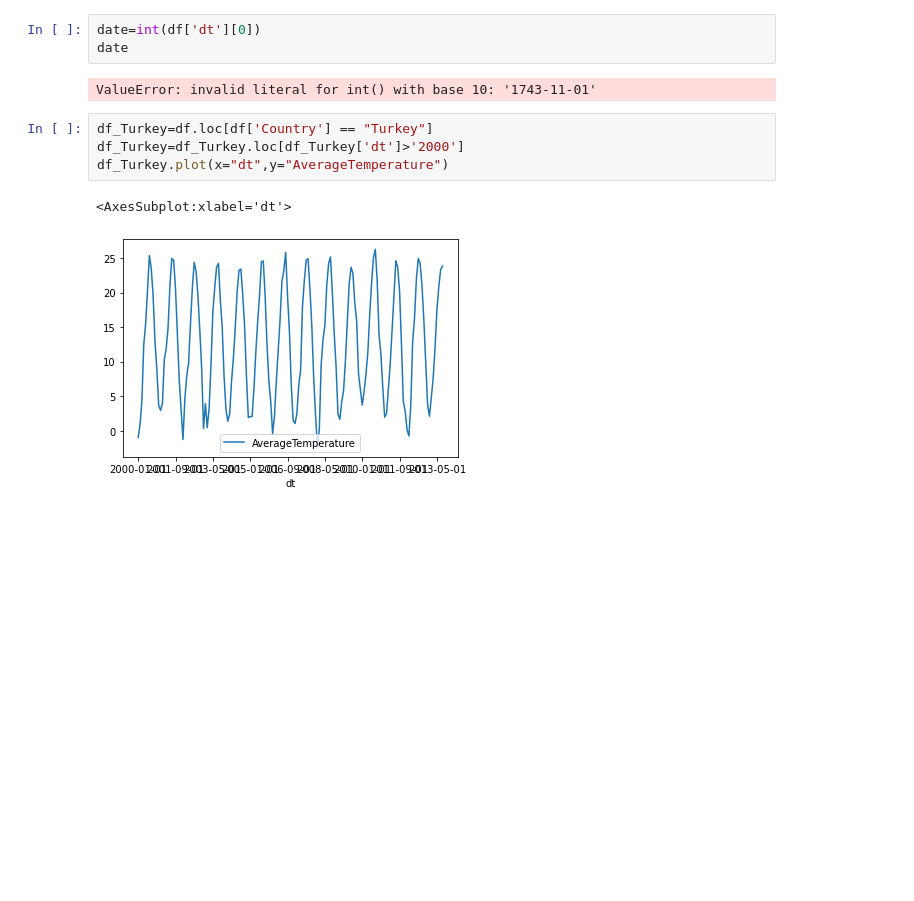
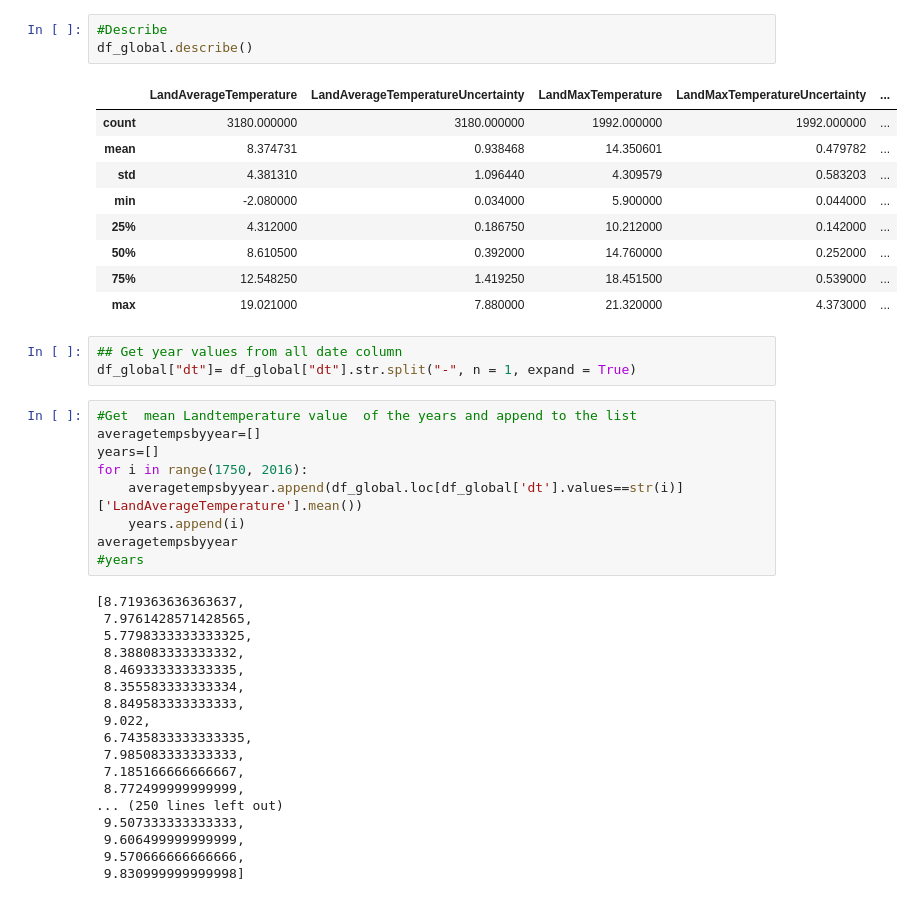
Before and after one commit to busranur-sr/ClimateChange, a Jupyter notebook: GlobalTemperatures.ipynb, the cells around one changed output. Saved outputs shown, nothing was run; the diff lists cells and outputs as text; blank space fills up the shorter version.

```diff
--- a/GlobalTemperatures.ipynb
+++ b/GlobalTemperatures.ipynb
@@ -27,12 +30,43 @@ df.describe
 # %%
-date=int(df['dt'][0])
-date
+#Describe
+df_global.describe()
 # %% [output]
-ValueError: invalid literal for int() with base 10: '1743-11-01'
+|  | LandAverageTemperature | LandAverageTemperatureUncertainty | LandMaxTemperature | LandMaxTemperatureUncertainty | ... |
+| count | 3180.000000 | 3180.000000 | 1992.000000 | 1992.000000 | ... |
+| mean | 8.374731 | 0.938468 | 14.350601 | 0.479782 | ... |
+| std | 4.381310 | 1.096440 | 4.309579 | 0.583203 | ... |
+| min | -2.080000 | 0.034000 | 5.900000 | 0.044000 | ... |
+| 25% | 4.312000 | 0.186750 | 10.212000 | 0.142000 | ... |
+| 50% | 8.610500 | 0.392000 | 14.760000 | 0.252000 | ... |
+| 75% | 12.548250 | 1.419250 | 18.451500 | 0.539000 | ... |
+| max | 19.021000 | 7.880000 | 21.320000 | 4.373000 | ... |
+# %%
+## Get year values from all date column
+df_global["dt"]= df_global["dt"].str.split("-", n = 1, expand = True)
 # %%
-df_Turkey=df.loc[df['Country'] == "Turkey"]
-df_Turkey=df_Turkey.loc[df_Turkey['dt']>'2000']
-df_Turkey.plot(x="dt",y="AverageTemperature")
+#Get  mean Landtemperature value  of the years and append to the list
+averagetempsbyyear=[]
+years=[]
+for i in range(1750, 2016):
+    averagetempsbyyear.append(df_global.loc[df_global['dt'].values==str(i)]['LandAverageTemperature'].mean())
+    years.append(i)
+averagetempsbyyear
+#years
 # %% [output]
-<AxesSubplot:xlabel='dt'>
+[8.719363636363637,
+ 7.9761428571428565,
+ 5.7798333333333325,
+ 8.388083333333332,
+ 8.469333333333335,
+ 8.355583333333334,
+ 8.849583333333333,
+ 9.022,
+ 6.7435833333333335,
+ 7.985083333333333,
+ 7.185166666666667,
+ 8.772499999999999,
+... (250 lines left out)
+ 9.507333333333333,
+ 9.606499999999999,
+ 9.570666666666666,
+ 9.830999999999998]
-[figure, removed]
```
Also changed, not shown: parts of 7 cells of this notebook.
